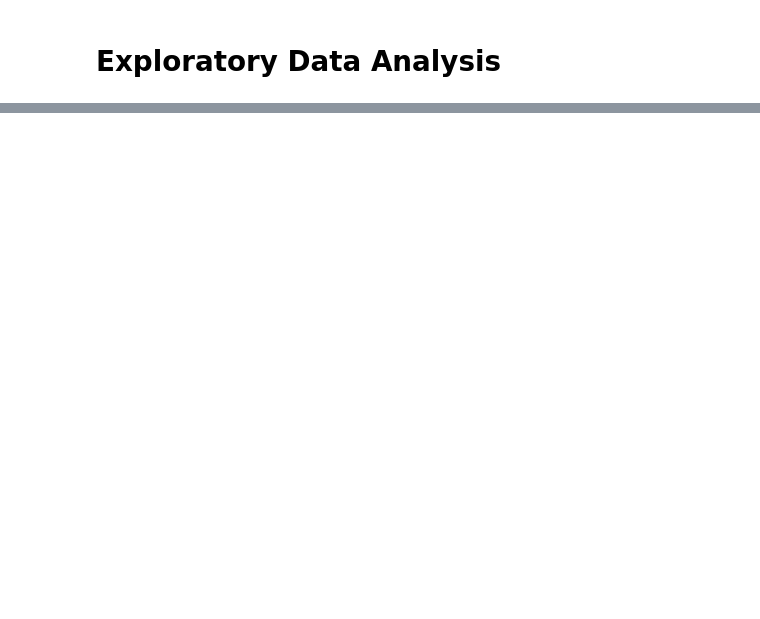
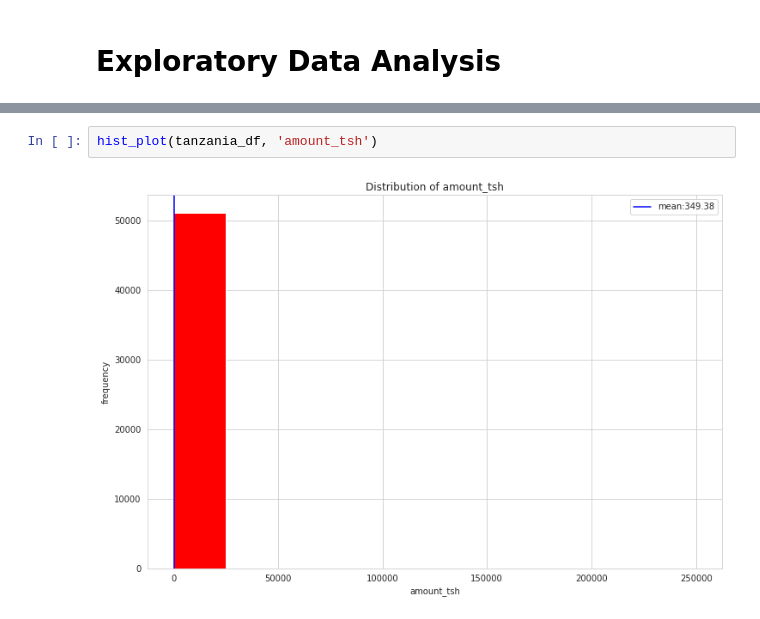
Before and after one commit to AlexIrungu/Tanzania-Wells-Classification-, a Jupyter notebook: index.ipynb, the cells around one changed output, grey strips where cells are left out. Saved outputs shown, nothing was run; the diff lists cells and outputs as text; blank space fills up the shorter version.

```diff
--- a/index.ipynb
+++ b/index.ipynb
@@ -531,0 +558,4 @@ tanzania_df.describe()
+# %%
+hist_plot(tanzania_df, 'amount_tsh')
+# %% [output]
+[figure, added]
```
Also changed, not shown: parts of 22 cells of this notebook.
